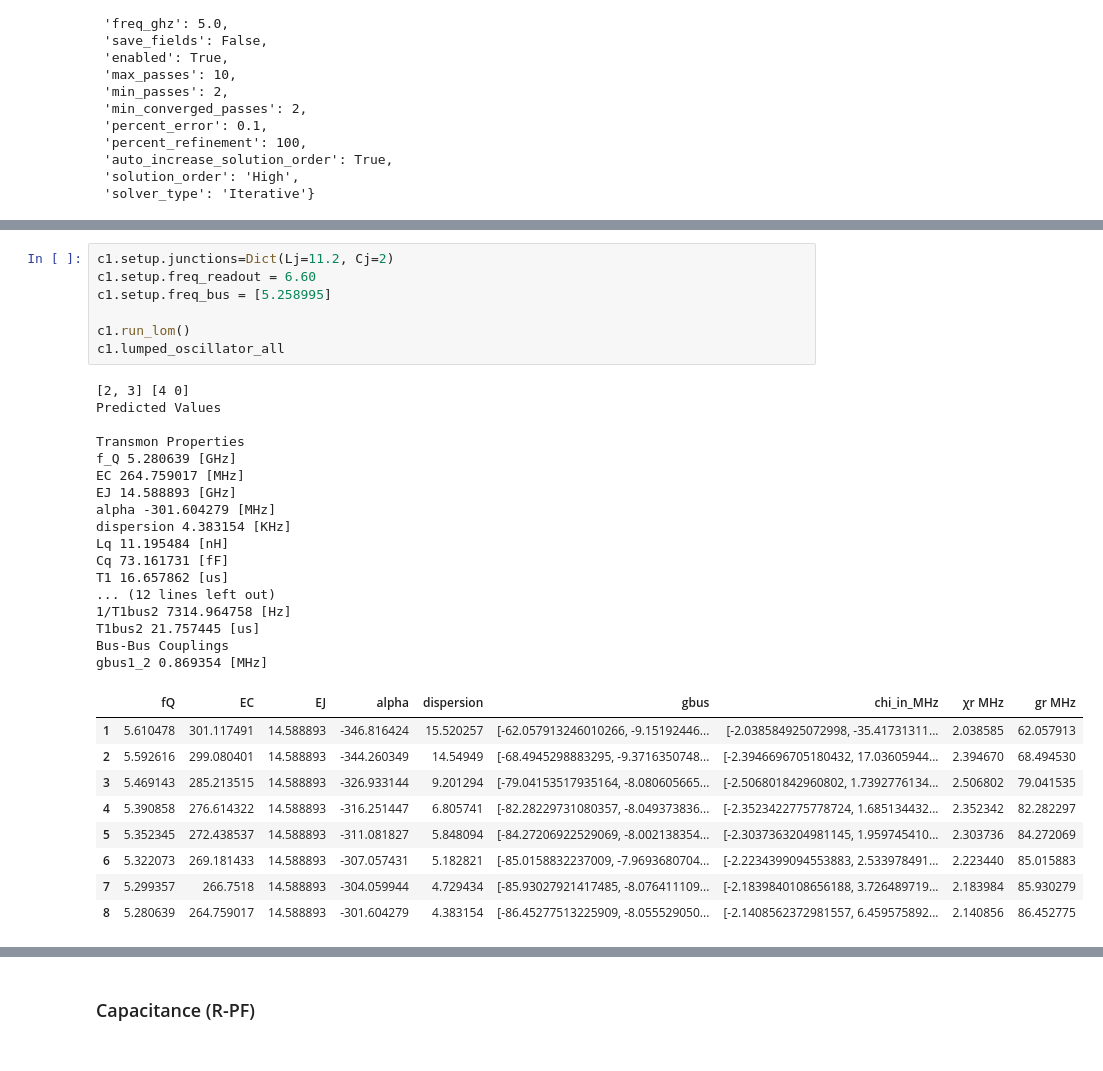
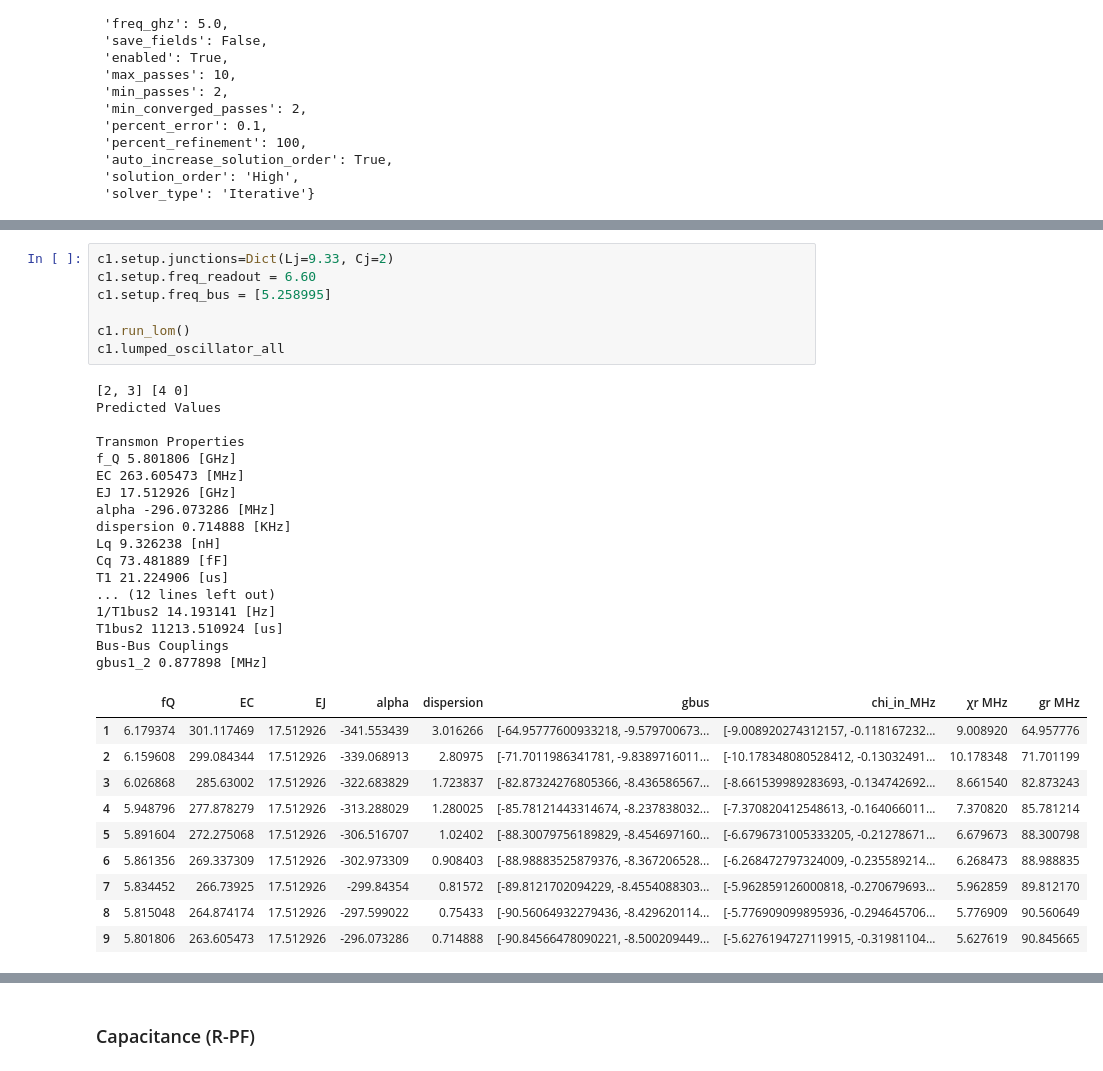
Before and after one commit to GyumLee/qiskit-metal, a Jupyter notebook: Reset_ver4_unit_simulation_3_halflambda.ipynb, the cells around one changed output, grey strips where cells are left out. Saved outputs shown, nothing was run; the diff lists cells and outputs as text.

```diff
--- a/Reset_ver4_unit_simulation_3_halflambda.ipynb
+++ b/Reset_ver4_unit_simulation_3_halflambda.ipynb
@@ -1026,36 +1024,37 @@ INFO 04:02PM [get_matrix]: Exporting matrix data to (C:\Users\Luxcuse\AppData\Lo
 # %%
-c1.setup.junctions=Dict(Lj=11.2, Cj=2)
+c1.setup.junctions=Dict(Lj=9.33, Cj=2)
 c1.setup.freq_readout = 6.60
 c1.setup.freq_bus = [5.258995]
 
 c1.run_lom()
 c1.lumped_oscillator_all
 # %% [output]
 [2, 3] [4 0]
 Predicted Values
 
 Transmon Properties
-f_Q 5.280639 [GHz]
-EC 264.759017 [MHz]
-EJ 14.588893 [GHz]
-alpha -301.604279 [MHz]
-dispersion 4.383154 [KHz]
-Lq 11.195484 [nH]
-Cq 73.161731 [fF]
-T1 16.657862 [us]
+f_Q 5.801806 [GHz]
+EC 263.605473 [MHz]
+EJ 17.512926 [GHz]
+alpha -296.073286 [MHz]
+dispersion 0.714888 [KHz]
+Lq 9.326238 [nH]
+Cq 73.481889 [fF]
+T1 21.224906 [us]
 ... (12 lines left out)
-1/T1bus2 7314.964758 [Hz]
-T1bus2 21.757445 [us]
+1/T1bus2 14.193141 [Hz]
+T1bus2 11213.510924 [us]
 Bus-Bus Couplings
-gbus1_2 0.869354 [MHz]
+gbus1_2 0.877898 [MHz]
 |  | fQ | EC | EJ | alpha | dispersion | gbus | chi_in_MHz | χr MHz | gr MHz |
-| 1 | 5.610478 | 301.117491 | 14.588893 | -346.816424 | 15.520257 | [-62.057913246010266, -9.15192446... | [-2.038584925072998, -35.41731311... | 2.038585 | 62.057913 |
-| 2 | 5.592616 | 299.080401 | 14.588893 | -344.260349 | 14.54949 | [-68.4945298883295, -9.3716350748... | [-2.3946696705180432, 17.03605944... | 2.394670 | 68.494530 |
-| 3 | 5.469143 | 285.213515 | 14.588893 | -326.933144 | 9.201294 | [-79.04153517935164, -8.080605665... | [-2.506801842960802, 1.7392776134... | 2.506802 | 79.041535 |
-| 4 | 5.390858 | 276.614322 | 14.588893 | -316.251447 | 6.805741 | [-82.28229731080357, -8.049373836... | [-2.3523422775778724, 1.685134432... | 2.352342 | 82.282297 |
-| 5 | 5.352345 | 272.438537 | 14.588893 | -311.081827 | 5.848094 | [-84.27206922529069, -8.002138354... | [-2.3037363204981145, 1.959745410... | 2.303736 | 84.272069 |
-| 6 | 5.322073 | 269.181433 | 14.588893 | -307.057431 | 5.182821 | [-85.0158832237009, -7.9693680704... | [-2.2234399094553883, 2.533978491... | 2.223440 | 85.015883 |
-| 7 | 5.299357 | 266.7518 | 14.588893 | -304.059944 | 4.729434 | [-85.93027921417485, -8.076411109... | [-2.1839840108656188, 3.726489719... | 2.183984 | 85.930279 |
-| 8 | 5.280639 | 264.759017 | 14.588893 | -301.604279 | 4.383154 | [-86.45277513225909, -8.055529050... | [-2.1408562372981557, 6.459575892... | 2.140856 | 86.452775 |
+| 1 | 6.179374 | 301.117469 | 17.512926 | -341.553439 | 3.016266 | [-64.95777600933218, -9.579700673... | [-9.008920274312157, -0.118167232... | 9.008920 | 64.957776 |
+| 2 | 6.159608 | 299.084344 | 17.512926 | -339.068913 | 2.80975 | [-71.7011986341781, -9.8389716011... | [-10.178348080528412, -0.13032491... | 10.178348 | 71.701199 |
+| 3 | 6.026868 | 285.63002 | 17.512926 | -322.683829 | 1.723837 | [-82.87324276805366, -8.436586567... | [-8.661539989283693, -0.134742692... | 8.661540 | 82.873243 |
+| 4 | 5.948796 | 277.878279 | 17.512926 | -313.288029 | 1.280025 | [-85.78121443314674, -8.237838032... | [-7.370820412548613, -0.164066011... | 7.370820 | 85.781214 |
+| 5 | 5.891604 | 272.275068 | 17.512926 | -306.516707 | 1.02402 | [-88.30079756189829, -8.454697160... | [-6.6796731005333205, -0.21278671... | 6.679673 | 88.300798 |
+| 6 | 5.861356 | 269.337309 | 17.512926 | -302.973309 | 0.908403 | [-88.98883525879376, -8.367206528... | [-6.268472797324009, -0.235589214... | 6.268473 | 88.988835 |
+| 7 | 5.834452 | 266.73925 | 17.512926 | -299.84354 | 0.81572 | [-89.8121702094229, -8.4554088303... | [-5.962859126000818, -0.270679693... | 5.962859 | 89.812170 |
+| 8 | 5.815048 | 264.874174 | 17.512926 | -297.599022 | 0.75433 | [-90.56064932279436, -8.429620114... | [-5.776909099895936, -0.294645706... | 5.776909 | 90.560649 |
+| 9 | 5.801806 | 263.605473 | 17.512926 | -296.073286 | 0.714888 | [-90.84566478090221, -8.500209449... | [-5.6276194727119915, -0.31981104... | 5.627619 | 90.845665 |
 # %%
 c1.sim.capacitance_all_passes
```
Also changed, not shown: parts of 22 cells of this notebook, 8 other files.
